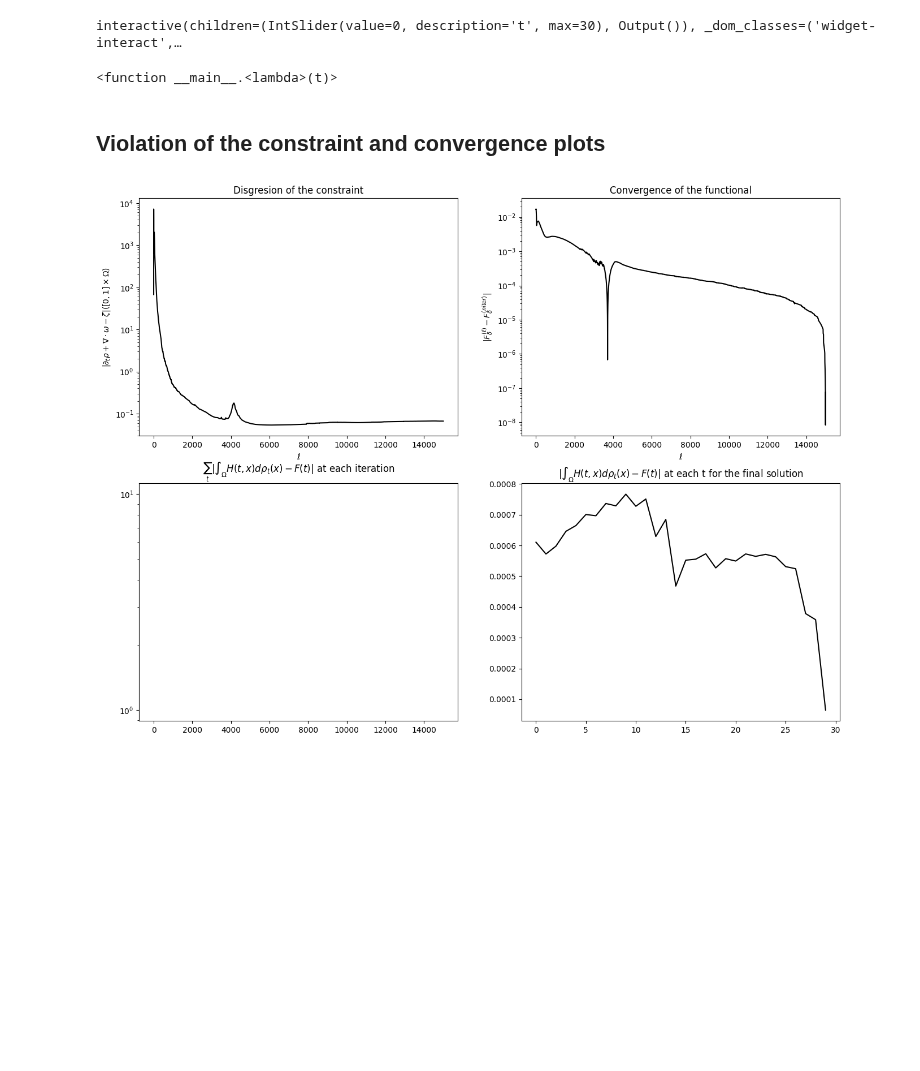
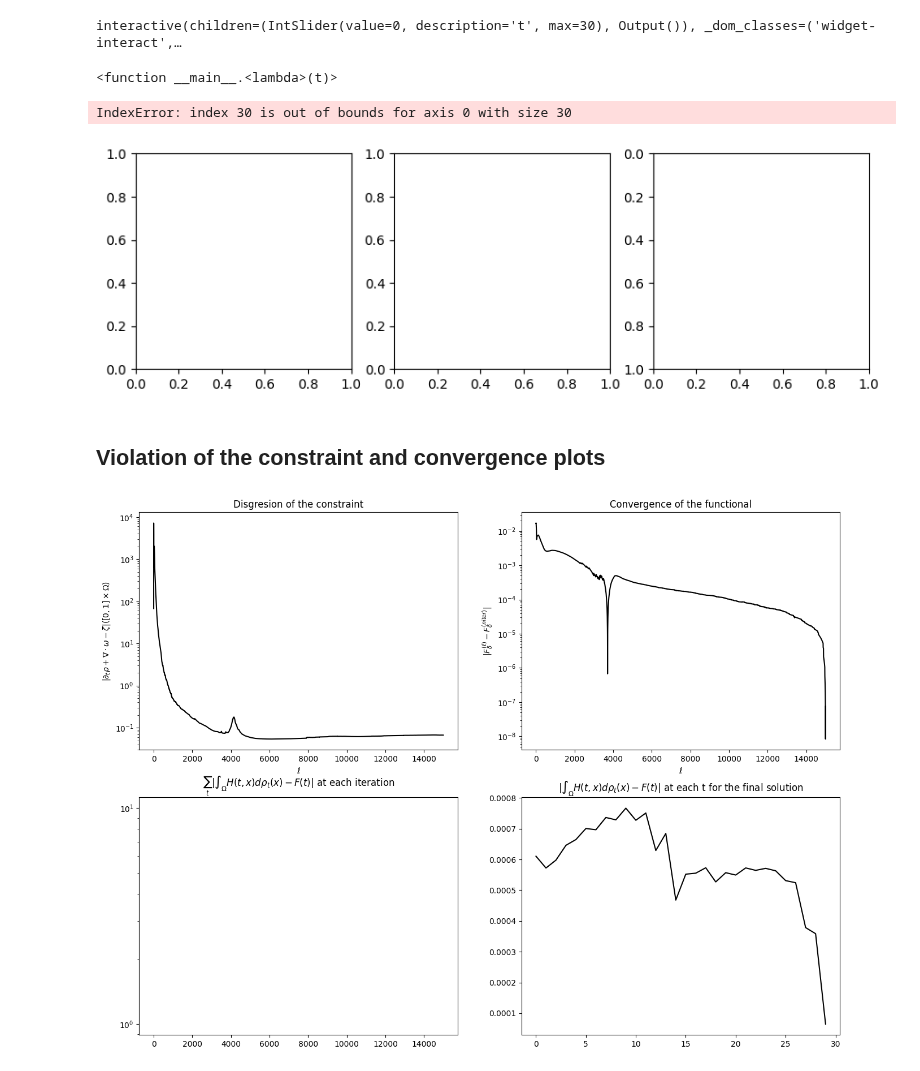
Before and after one commit to mao1756/acuot, a Jupyter notebook: exploratory/proximal/barrier/[PARTIAL]one_stationary_one_moving.ipynb, the cells around one changed output. Saved outputs shown, nothing was run; the diff lists cells and outputs as text; code cells hidden in the pictures; blank space fills up the shorter version.

Commit message:
Add experiments regaridng moving barriers

```diff
--- a/exploratory/proximal/barrier/[PARTIAL]one_stationary_one_moving.ipynb
+++ b/exploratory/proximal/barrier/[PARTIAL]one_stationary_one_moving.ipynb
@@ -103,6 +103,8 @@ H = np.stack(frames, axis=0)
 We note that the value of delta is increased from the default 1.0 to 10.0.
 This is because we do not want teleportation through the wall.
 # %%
+from collections import defaultdict
 ll=(1.0, 1.0, 1.0)
-x, lists = computeGeodesic(rho_0, rho_1, T, ll, H, F, p= 2.0, q=2.0, delta=10.0, niter=15000) #alpha = 0.018, gamma = max(rho_0.max(), rho_1.max())/15)
+log = defaultdict(list)
+x, lists = computeGeodesic(rho_0, rho_1, T, ll, H, F, p= 2.0, q=2.0, delta=10.0, niter=15000, log = log) #alpha = 0.018, gamma = max(rho_0.max(), rho_1.max())/15)
 # %% [output]
@@ -156,6 +160,49 @@ interact(lambda t: plot_maze_2(t, *plot_elements9), t=widgets.IntSlider(min=0, m
 # %% [output]
 interactive(children=(IntSlider(value=0, description='t', max=30), Output()), _dom_classes=('widget-interact',…
 <function __main__.<lambda>(t)>
+# %%
+import matplotlib.pyplot as plt
+from matplotlib.animation import FuncAnimation
+
+fig, axes = plt.subplots(1, 3, figsize=[10, 5])
+ax1, ax2, ax3 = axes
+
+# Make global references to your images/quivers so you can update them
+im1 = ax1.imshow(np.zeros((10,10)), animated=True)  # placeholders
+im2 = ax2.imshow(np.zeros((10,10)), vmin=-5, vmax=5, animated=True)
+quiv = ax3.quiver([], [], [], [], cmap="gray_r")
+
+def init():
+    # Any static initialization
+    ax3.set_aspect('equal', adjustable='box')
+    ax3.invert_yaxis()
+    return (im1, im2, quiv)
+
+def update(t):
+    # Clear or update each axis, or just update data in the existing artists
+    ax1.clear()
+    ax2.clear()
+    ax3.clear()
+
+    # Possibly replicate logic from plot_maze_2, but do not create new figures.
+    # For example:
+    ax1.imshow(H[t] > 0)
+    ax1.imshow(x.V.D[0][t], alpha=0.5)
+    masked = np.ma.masked_where(np.abs(x.V.Z[t]) < 1e-3, x.V.Z[t])
+    im2 = ax2.imshow(masked, vmin=-5, vmax=5, animated=True)
+    quiv = ax3.quiver(xx, yy, x.V.D[2][t], x.V.D[1][t], cmap="gray_r")
+    ax3.invert_yaxis()
+    ax3.set_aspect('equal', adjustable='box')
+
+    return (im1, im2, quiv)
+
+ani = FuncAnimation(fig, update, frames=range(T+1),
+                    init_func=init, blit=False)
+
+ani.save("data/output/one_stationary_one_moving.mp4", fps=5)
+# %% [output]
+IndexError: index 30 is out of bounds for axis 0 with size 30
+[figure, added]
 # %% [markdown]
 ## Violation of the constraint and convergence plots
 # %%
```
Also changed, not shown: parts of 2 cells of this notebook, 10 other files.
